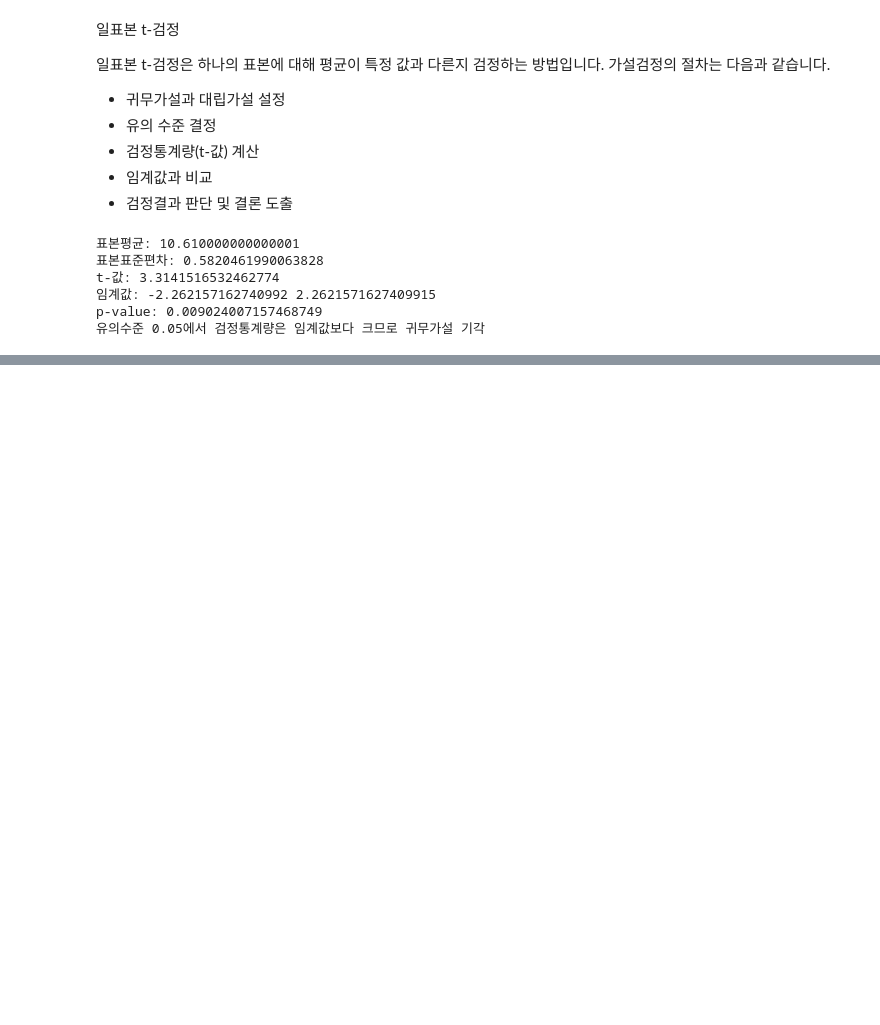
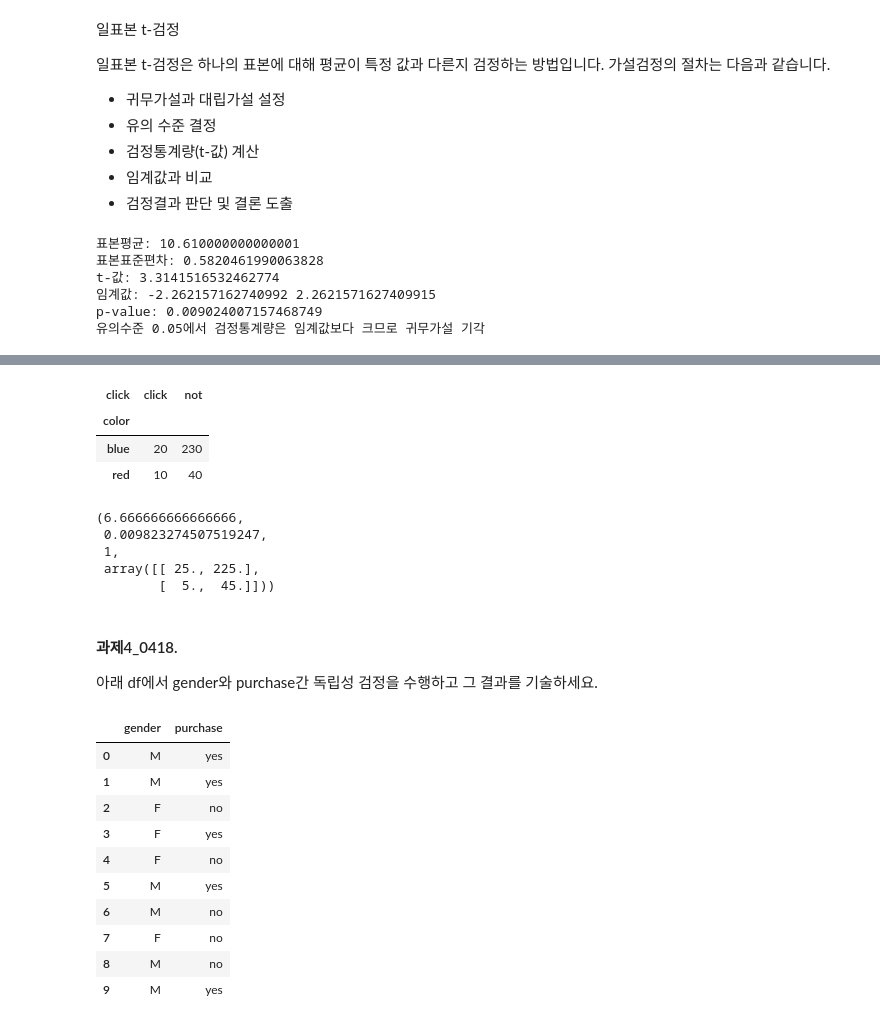
Before and after one commit to bnv20/kdt9, a Jupyter notebook: m3_통계수학/stat3_guide.ipynb, the cells around one changed output, grey strips where cells are left out. Saved outputs shown, nothing was run; the diff lists cells and outputs as text; code cells hidden in the pictures; blank space fills up the shorter version.

```diff
--- a/m3_통계수학/stat3_guide.ipynb
+++ b/m3_통계수학/stat3_guide.ipynb
@@ -307,0 +470,43 @@ p-value: 0.009024007157468749
+# %%
+# 분할표
+cross = pd.pivot_table(data=click_data, values='freq',aggfunc='sum',index='color',columns='click')
+cross
+# %% [output]
+| click | click | not |
+| color |  |  |
+| blue | 20 | 230 |
+| red | 10 | 40 |
+# %%
+# p값이 0.05 보다 작으므로 색에 따라 버튼을 클릭하는 것이 유의미하게 변한다고 판단
+# 통계량, p값, 자유도, 기대도수표
+stats.chi2_contingency(cross,correction=False) # 보정 안함
+# %% [output]
+(6.666666666666666,
+ 0.009823274507519247,
+ 1,
+ array([[ 25., 225.],
+        [  5.,  45.]]))
+# %% [markdown]
+#### 과제4_0418.
+아래 df에서 gender와 purchase간 독립성 검정을 수행하고 그 결과를 기술하세요.
+# %%
+import pandas as pd
+from scipy.stats import chi2_contingency
+# 귀무가설로 두 변수가 서로 독립적이라는 가정
+# 데이터 프레임 생성
+data = {'gender': ['M', 'M', 'F', 'F', 'F', 'M', 'M', 'F', 'M', 'M'],
+        'purchase': ['yes', 'yes', 'no', 'yes', 'no', 'yes', 'no', 'no', 'no', 'yes']}
+df = pd.DataFrame(data)
+df
+# %% [output]
+|  | gender | purchase |
+| 0 | M | yes |
+| 1 | M | yes |
+| 2 | F | no |
+| 3 | F | yes |
+| 4 | F | no |
+| 5 | M | yes |
+| 6 | M | no |
+| 7 | F | no |
+| 8 | M | no |
+| 9 | M | yes |
```
Also changed, not shown: parts of 28 cells of this notebook, 1 other file.
